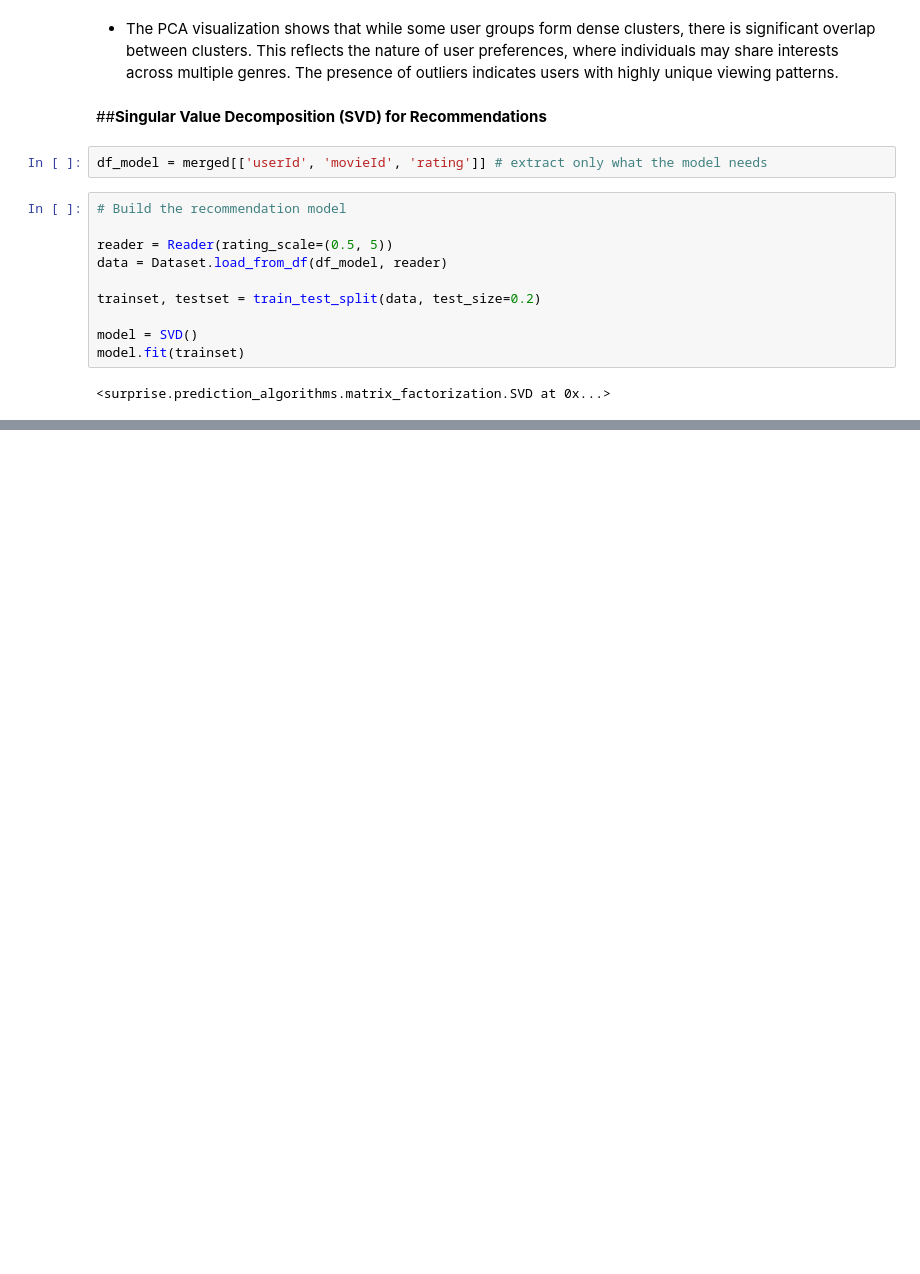
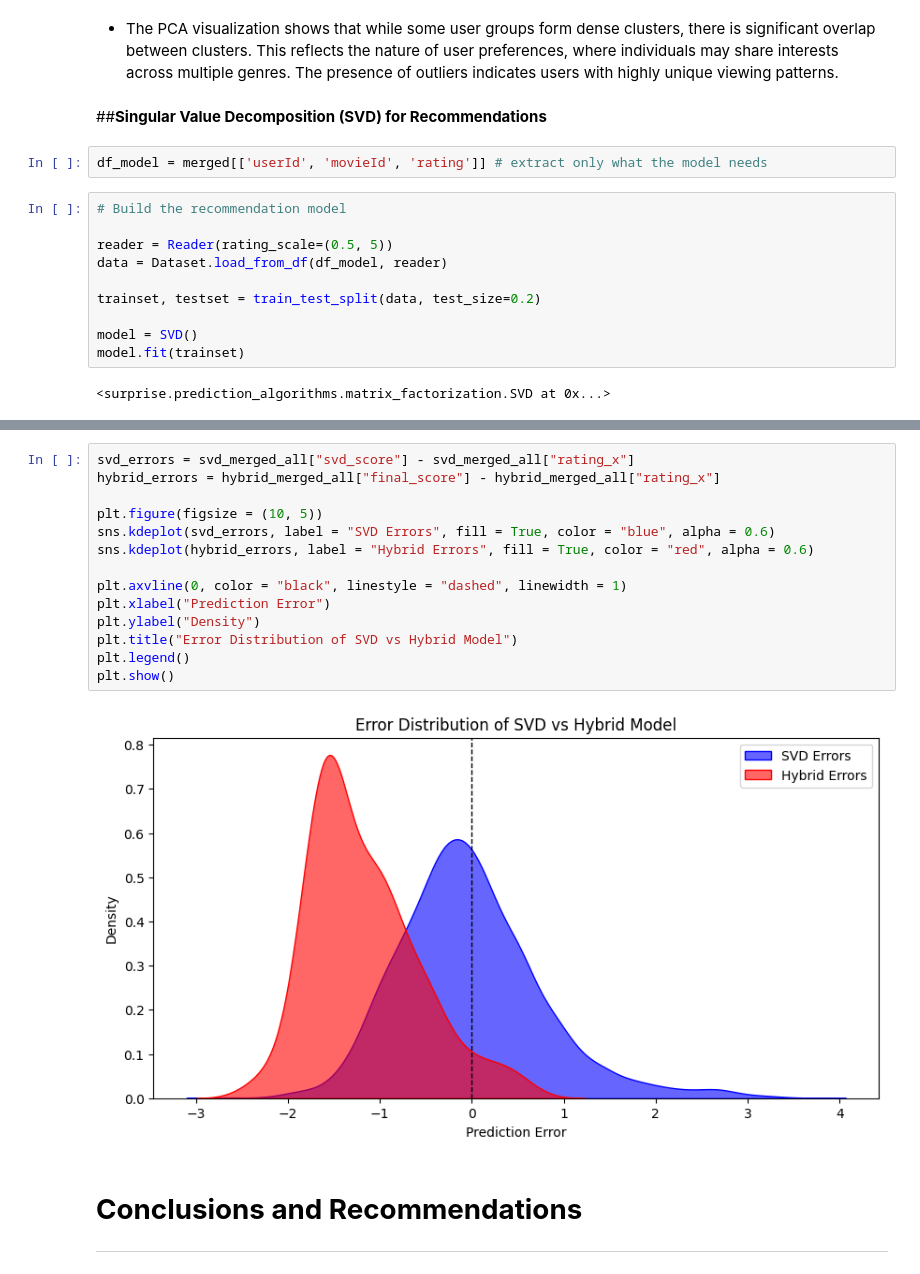
Before and after one commit to Wanyiri9dave/SimilarityEngine, a Jupyter notebook: index.ipynb, the cells around one changed output, grey strips where cells are left out. Drawn from its saved outputs; the diff is of its cells as text; blank space fills up the shorter version.

```diff
--- a/index.ipynb
+++ b/index.ipynb
@@ -800,0 +1324,20 @@ High Noon (1952) (5.00)
+# %%
+svd_errors = svd_merged_all["svd_score"] - svd_merged_all["rating_x"]
+hybrid_errors = hybrid_merged_all["final_score"] - hybrid_merged_all["rating_x"]
+
+plt.figure(figsize = (10, 5))
+sns.kdeplot(svd_errors, label = "SVD Errors", fill = True, color = "blue", alpha = 0.6)
+sns.kdeplot(hybrid_errors, label = "Hybrid Errors", fill = True, color = "red", alpha = 0.6)
+
+plt.axvline(0, color = "black", linestyle = "dashed", linewidth = 1)
+plt.xlabel("Prediction Error")
+plt.ylabel("Density")
+plt.title("Error Distribution of SVD vs Hybrid Model")
+plt.legend()
+plt.show()
+# %% [output]
+[figure, added]
+# %% [markdown]
+# **Conclusions and Recommendations**
+
+---
```
Also changed, not shown: parts of 43 cells of this notebook.
